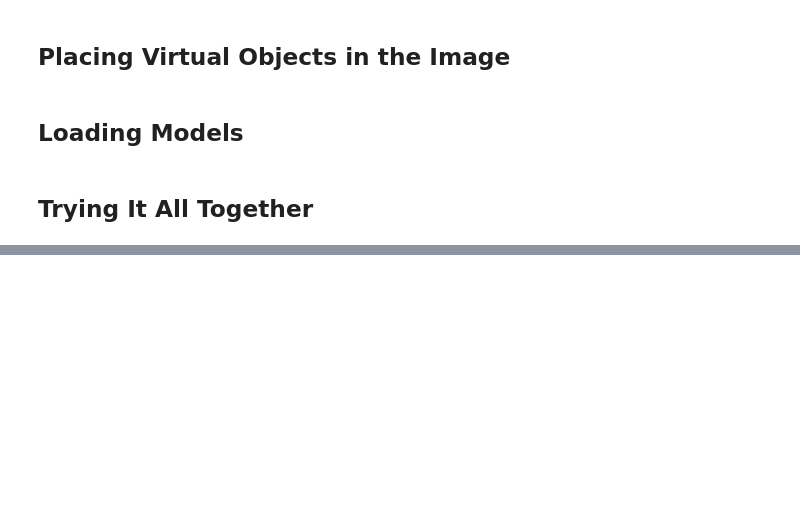
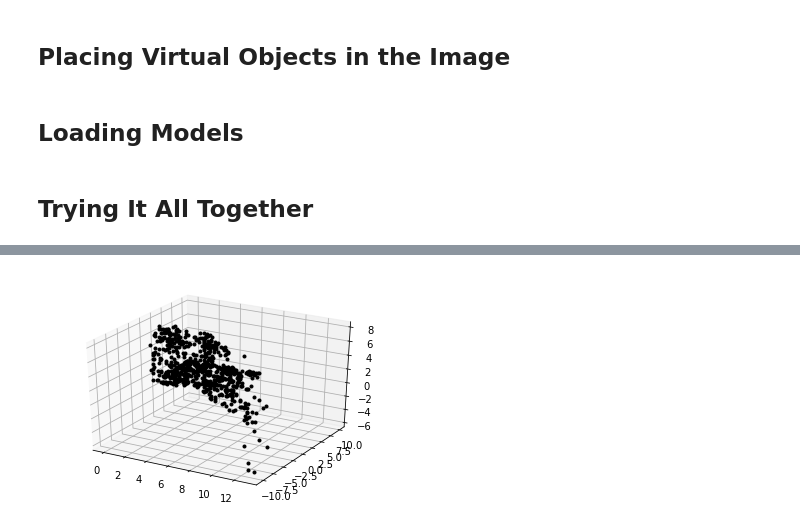
Before and after one commit to JoBo33/Introduction_To_ComputerVision, a Jupyter notebook: writeup.ipynb, the cells around one changed output, grey strips where cells are left out. Saved outputs shown, nothing was run; the diff lists cells and outputs as text; code cells hidden in the pictures; blank space fills up the shorter version.

```diff
--- a/writeup.ipynb
+++ b/writeup.ipynb
@@ -562,0 +625,9 @@ IOError: [Errno 2] No such file or directory: 'LEGO.Creator_Plane.mtl'
+# %%
+# plotting 3D points from example
+fig = plt.figure()
+ax = fig.gca(projection="3d")
+ax.plot(points3D[0],points3D[1],points3D[2],'k.')
+
+plt.show()
+# %% [output]
+[figure, added]
```
Also changed, not shown: parts of 15 cells of this notebook, 21 other files.
